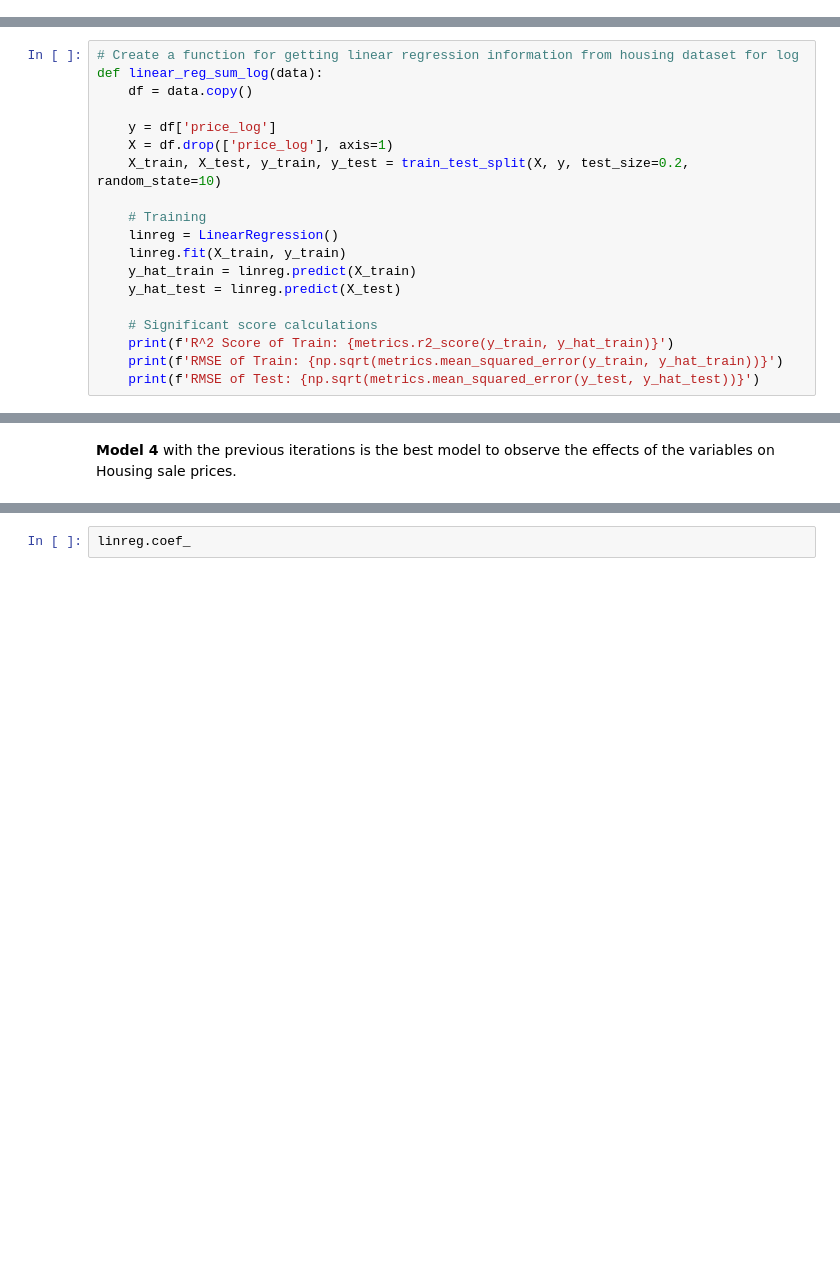
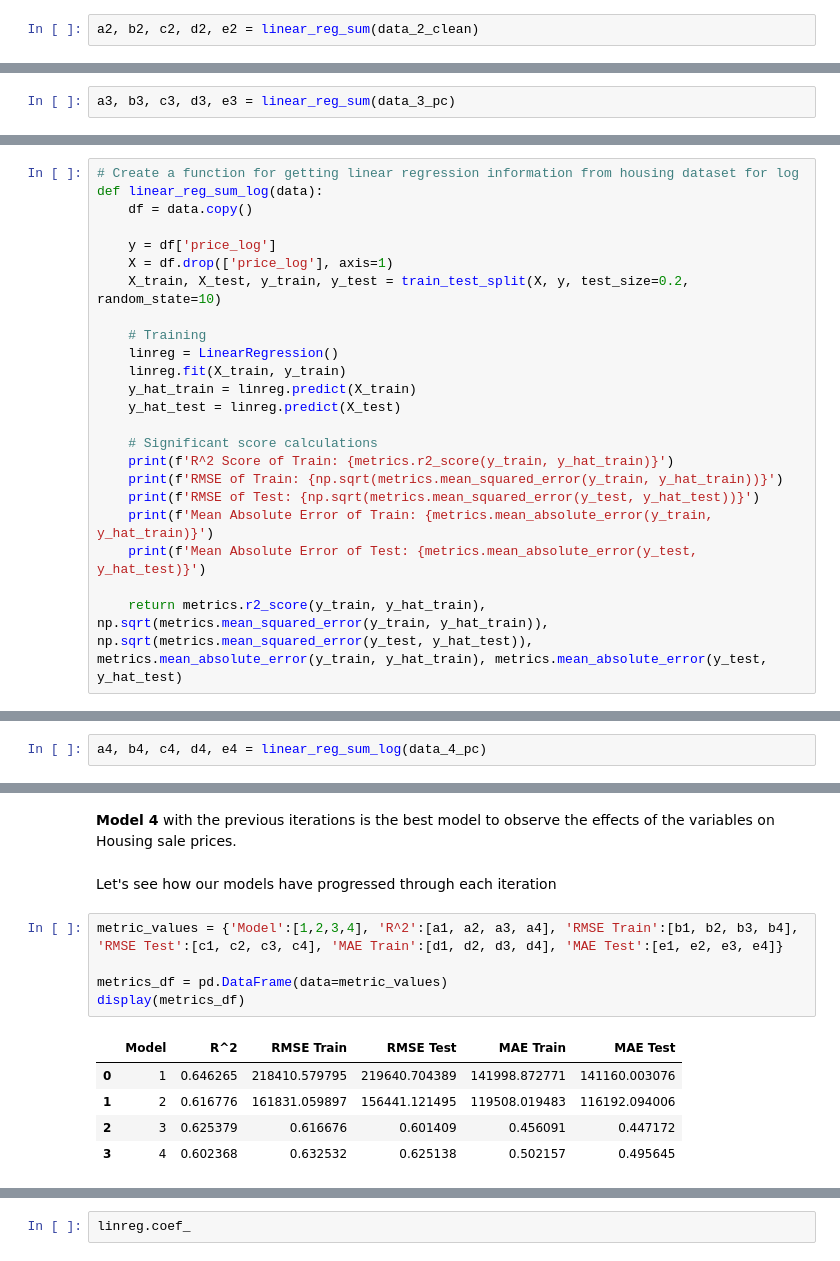
Before and after one commit to brianlee35/housing-sale-analysis, a Jupyter notebook: housing-sale-analysis.ipynb, the cells around one changed output, grey strips where cells are left out. Cells and saved outputs as stored; diff of their text form; blank space fills up the shorter version.

```diff
--- a/housing-sale-analysis.ipynb
+++ b/housing-sale-analysis.ipynb
@@ -526,0 +526,2 @@ RMSE of Test: 156441.12149477913
+# %%
+a2, b2, c2, d2, e2 = linear_reg_sum(data_2_clean)
@@ -638,0 +641,2 @@ RMSE of Test: 0.6014094935086501
+# %%
+a3, b3, c3, d3, e3 = linear_reg_sum(data_3_pc)
@@ -784,3 +795,7 @@ def linear_reg_sum_log(data):
     print(f'R^2 Score of Train: {metrics.r2_score(y_train, y_hat_train)}')
     print(f'RMSE of Train: {np.sqrt(metrics.mean_squared_error(y_train, y_hat_train))}')
     print(f'RMSE of Test: {np.sqrt(metrics.mean_squared_error(y_test, y_hat_test))}')
+    print(f'Mean Absolute Error of Train: {metrics.mean_absolute_error(y_train, y_hat_train)}')
+    print(f'Mean Absolute Error of Test: {metrics.mean_absolute_error(y_test, y_hat_test)}')
+
+    return metrics.r2_score(y_train, y_hat_train), np.sqrt(metrics.mean_squared_error(y_train, y_hat_train)), np.sqrt(metrics.mean_squared_error(y_test, y_hat_test)), metrics.mean_absolute_error(y_train, y_hat_train), metrics.mean_absolute_error(y_test, y_hat_test)
@@ -792,0 +802,2 @@ RMSE of Test: 0.6251384954320163
+# %%
+a4, b4, c4, d4, e4 = linear_reg_sum_log(data_4_pc)
@@ -808,3 +826,16 @@ plt.plot(model_4.predict(X_int), [0 for i in range(len(data_4_pc))])
 * Largest factors for better home prices are __whether the home is along a waterfront__ and having a good __grade__ and __condition__ of the home.
 # %% [markdown]
 __Model 4__ with the previous iterations is the best model to observe the effects of the variables on Housing sale prices.
+# %% [markdown]
+Let's see how our models have progressed through each iteration
+# %%
+metric_values = {'Model':[1,2,3,4], 'R^2':[a1, a2, a3, a4], 'RMSE Train':[b1, b2, b3, b4], 'RMSE Test':[c1, c2, c3, c4], 'MAE Train':[d1, d2, d3, d4], 'MAE Test':[e1, e2, e3, e4]}
+
+metrics_df = pd.DataFrame(data=metric_values)
+display(metrics_df)
+# %% [output]
+|  | Model | R^2 | RMSE Train | RMSE Test | MAE Train | MAE Test |
+| 0 | 1 | 0.646265 | 218410.579795 | 219640.704389 | 141998.872771 | 141160.003076 |
+| 1 | 2 | 0.616776 | 161831.059897 | 156441.121495 | 119508.019483 | 116192.094006 |
+| 2 | 3 | 0.625379 | 0.616676 | 0.601409 | 0.456091 | 0.447172 |
+| 3 | 4 | 0.602368 | 0.632532 | 0.625138 | 0.502157 | 0.495645 |
```
Also changed, not shown: parts of 24 cells of this notebook, 2 other files.
